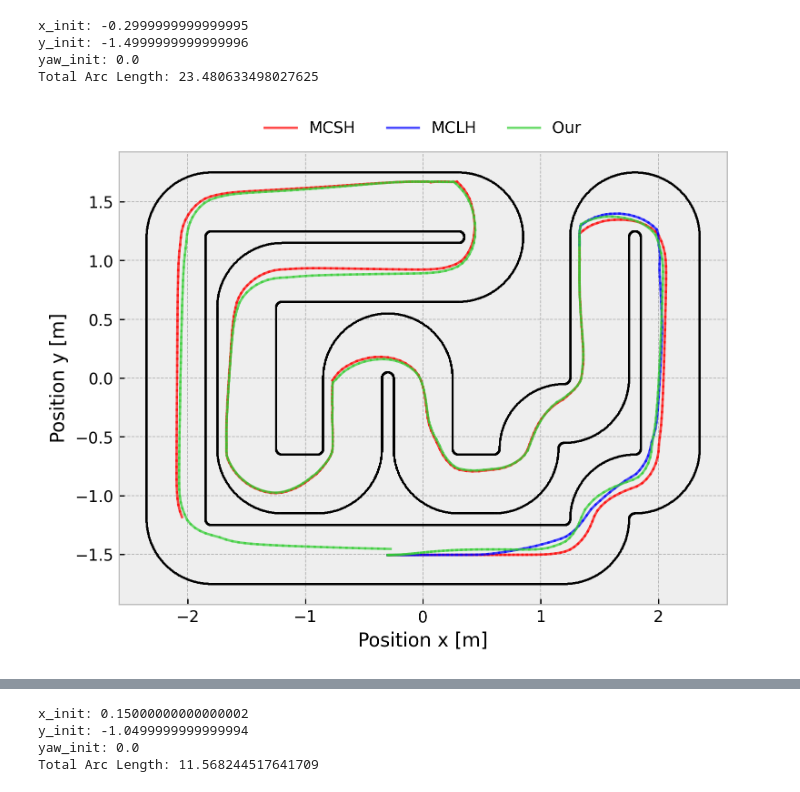
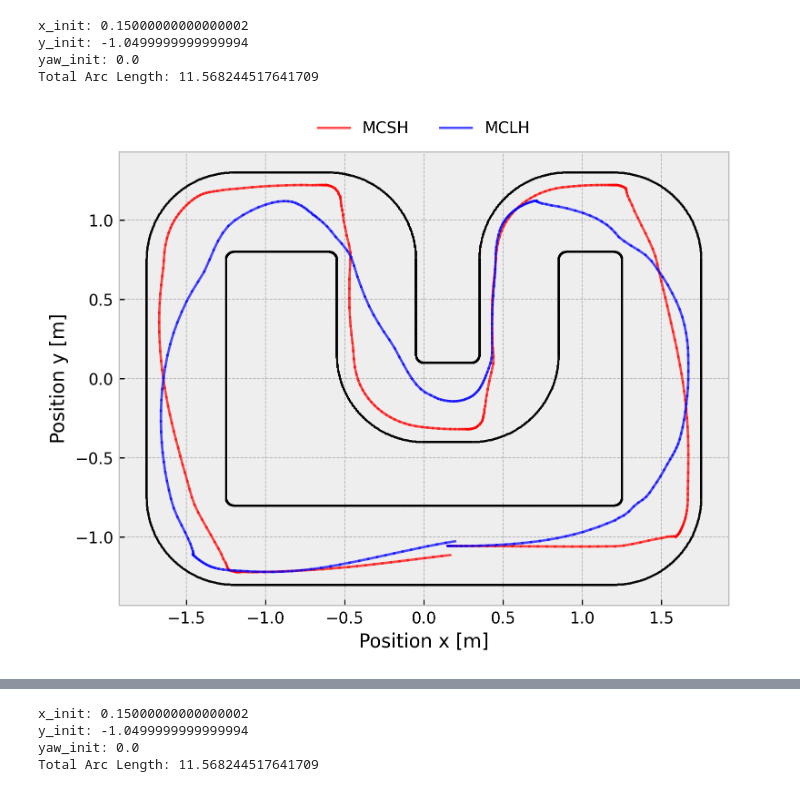
Before and after one commit to AlanLahoud/ZipMPC, a Jupyter notebook: results.ipynb, the cells around one changed output, grey strips where cells are left out. Drawn from its saved outputs; the diff is of its cells as text; code cells hidden in the pictures.

```diff
--- a/results.ipynb
+++ b/results.ipynb
@@ -150,8 +153,9 @@ track_coord = torch.from_numpy(np.vstack(
      gen.tangentAngle,
      gen.curvature]))
 # %%
-true_dx = utils_new.FrenetKinBicycleDx(track_coord, params, 'cpu')
+#true_dx = utils_new.FrenetKinBicycleDx(track_coord, params, 'cpu')
+true_dx = utils_new.FrenetDynBicycleDx(track_coord, params, 'cpu')
+
 control = utils_new.CasadiControl(track_coord, params)
-
 control_H = utils_new.CasadiControl(track_coord, params_H)
 # %% [output]
@@ -182,17 +171,21 @@ TCN(
 # %%
 BS_test = 1
 # %%
-Q_manual = np.repeat(np.expand_dims(np.array([0.0, 3., 0.5, 0.1, 0, 0.1, 0, 0, 0.1, 0.5]), 0), mpc_T, 0)
-p_manual = np.repeat(np.expand_dims(np.array([0, 0, 0, 0, 0, -pc, 0, 0, 0, 0]), 0), mpc_T, 0)
+Q_manual = np.repeat(np.expand_dims(np.array([0, 3.0, 0.5, 0.05, 0.05, 0.05, 0.05, 0.05, 1, 1, 0.05, 0.3]), 0), mpc_T, 0)
+p_manual = np.repeat(np.expand_dims(np.array([0, 0, 0, 0, -0.3, 0, 0, -pc, 0, 0, 0, 0]), 0), mpc_T, 0)
 
-Q_manual_H = np.repeat(np.expand_dims(np.array([0.0, 3., 0.5, 0.1, 0, 0.1, 0, 0, 0.1, 0.5]), 0), mpc_H, 0)
-p_manual_H = np.repeat(np.expand_dims(np.array([0, 0, 0, 0, 0, -pc, 0, 0, 0, 0]), 0), mpc_H, 0)
+Q_manual_H = np.repeat(np.expand_dims(np.array([0, 3.0, 0.5, 0.05, 0.05, 0.05, 0.05, 0.05, 1, 1, 0.05, 0.3]), 0), mpc_H, 0)
+p_manual_H = np.repeat(np.expand_dims(np.array([0, 0, 0, 0, -0.3, 0, 0, -pc, 0, 0, 0, 0]), 0), mpc_H, 0)
 
-idx_to_casadi = [5,1,2,3,8,9]
+#idx_to_casadi = [5,1,2,3,8,9]
+idx_to_casadi = [7,1,2,3,4,5,10,11]
 # %%
 x0_lap = utils_new.sample_init_test(BS_test, true_dx, sn=0).numpy().squeeze()
-x0_lap_pred = x0_lap[:6]
-x0_lap_manual = x0_lap[:6]
+#x0_lap_pred = x0_lap[:6]
+#x0_lap_manual = x0_lap[:6]
+
+x0_lap_pred = x0_lap[:8]
+x0_lap_manual = x0_lap[:8]
 # %%
 def eval_lap(x0, Q_manual, p_manual, control, model=None, eps=0.):
 
@@ -221,13 +214,17 @@ def eval_lap(x0, Q_manual, p_manual, control, model=None, eps=0.):
             q_p_full.append(q_p_pred_lap.squeeze().detach().numpy())
             curv_full.append(curv_lap.squeeze().detach().numpy())
 
-
-            q_lap, p_lap = utils_new.q_and_p(mpc_T, q_p_pred_lap, Q_manual, p_manual)
+            #q_lap, p_lap = utils_new.q_and_p(mpc_T, q_p_pred_lap, Q_manual, p_manual)
+            q_lap, p_lap = utils_new.q_and_p_dyn(mpc_T, q_p_pred_lap, Q_manual, p_manual)
 
             q_lap_np_casadi = torch.permute(q_lap[:,:,idx_to_casadi], (2, 1, 0)).detach().numpy()
             p_lap_np_casadi = torch.permute(p_lap[:,:,idx_to_casadi], (2, 1, 0)).detach().numpy()
 
-        x_b_pred, u_b_pred = utils_new.solve_casadi(
+        #x_b_pred, u_b_pred = utils_new.solve_casadi(
+        #    q_lap_np_casadi[:,0,:], p_lap_np_casadi[:,0,:],
+        #    x0, dx, du, control)
+
+        x_b_pred, u_b_pred = utils_new.solve_casadi_dyn(
             q_lap_np_casadi[:,0,:], p_lap_np_casadi[:,0,:],
             x0, dx, du, control)
 
@@ -276,11 +281,12 @@ ax.scatter(q_p_full[:,0], curv_full.mean(-1))
 # %%
-plot_sim_all([x_full_T.T, x_H_full.T, x_full.T])
+#plot_sim_all([x_full_T.T, x_H_full.T, x_full.T])
+plot_sim_all([x_full_T.T, x_H_full.T])
 # %% [output]
-x_init: -0.2999999999999995
-y_init: -1.4999999999999996
+x_init: 0.15000000000000002
+y_init: -1.0499999999999994
 yaw_init: 0.0
-Total Arc Length: 23.480633498027625
+Total Arc Length: 11.568244517641709
-[figure, old version]
+[figure, new version]
 # %%
 plot_sim(x_full_T.T)
 # %% [output]
```
Also changed, not shown: parts of 13 cells of this notebook, 1 other file.
